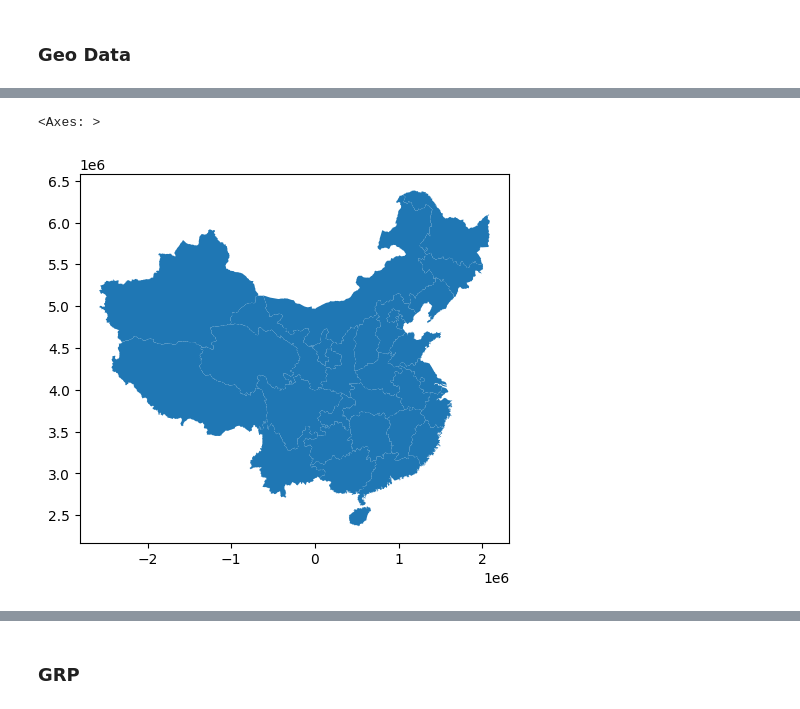
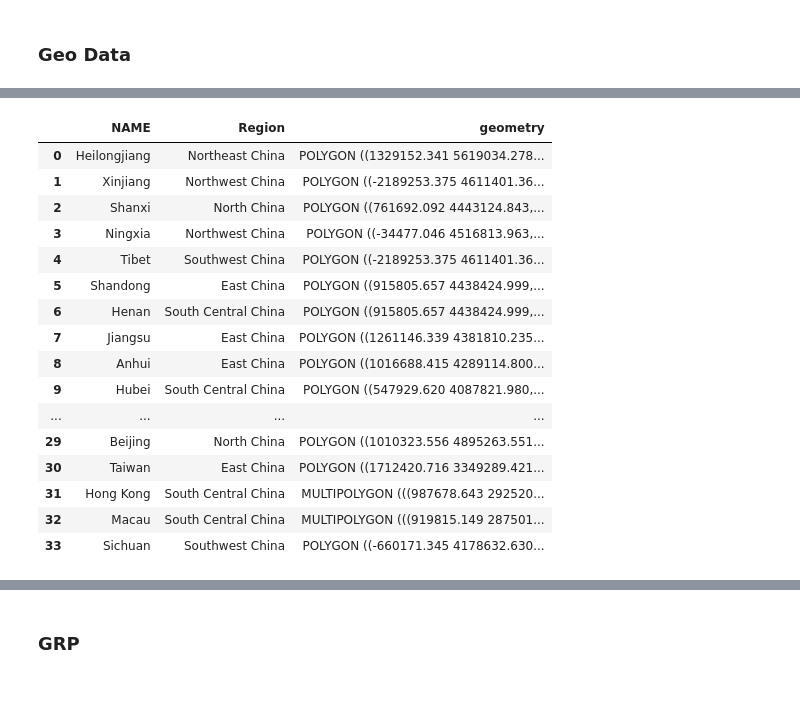
Before and after one commit to KaylaBai/Dissertation, a Jupyter notebook: Dissertation.ipynb, the cells around one changed output, grey strips where cells are left out. Saved outputs shown, nothing was run; the diff lists cells and outputs as text; code cells hidden in the pictures.

```diff
--- a/Dissertation.ipynb
+++ b/Dissertation.ipynb
@@ -146,6 +143,37 @@ boundaries
-# %%
-# plot the map
-boundaries.plot()
-# %% [output]
-<Axes: >
-[figure, removed]
+# %%
+# Define the mapping dictionary of provinces to regions
+region_mapping = {'North China':['Beijing','Tianjin','Hebei','Shanxi','Inner Mongolia'],
+                  'East China':['Shanghai', 'Jiangsu','Zhejiang','Anhui','Fujian','Taiwan','Jiangxi','Shandong'],
+                  'South Central China':['Henan','Hubei','Hunan','Guangdong','Guangxi','Hainan','Hong Kong','Macau'],
+                  'Southwest China':['Chongqing','Sichuan','Guizhou','Yunnan','Tibet'],
+                  'Northwest China':['Shaanxi','Gansu','Qinghai','Ningxia','Xinjiang'],
+                  'Northeast China':['Liaoning','Jilin','Heilongjiang']
+}
+
+
+# Map provinces to regions using the region_mapping dictionary
+boundaries['Region'] = boundaries['NAME'].apply(lambda province: next((region for region, provinces in region_mapping.items() if province in provinces), None))
+
+# Reorder the columns with "Region" before "geometry"
+boundaries = boundaries[['NAME', 'Region', 'geometry']]
+
+# Now the 'Region' column contains the region each province belongs to
+boundaries
+# %% [output]
+|  | NAME | Region | geometry |
+| 0 | Heilongjiang | Northeast China | POLYGON ((1329152.341 5619034.278... |
+| 1 | Xinjiang | Northwest China | POLYGON ((-2189253.375 4611401.36... |
+| 2 | Shanxi | North China | POLYGON ((761692.092 4443124.843,... |
+| 3 | Ningxia | Northwest China | POLYGON ((-34477.046 4516813.963,... |
+| 4 | Tibet | Southwest China | POLYGON ((-2189253.375 4611401.36... |
+| 5 | Shandong | East China | POLYGON ((915805.657 4438424.999,... |
+| 6 | Henan | South Central China | POLYGON ((915805.657 4438424.999,... |
+| 7 | Jiangsu | East China | POLYGON ((1261146.339 4381810.235... |
+| 8 | Anhui | East China | POLYGON ((1016688.415 4289114.800... |
+| 9 | Hubei | South Central China | POLYGON ((547929.620 4087821.980,... |
+| ... | ... | ... | ... |
+| 29 | Beijing | North China | POLYGON ((1010323.556 4895263.551... |
+| 30 | Taiwan | East China | POLYGON ((1712420.716 3349289.421... |
+| 31 | Hong Kong | South Central China | MULTIPOLYGON (((987678.643 292520... |
+| 32 | Macau | South Central China | MULTIPOLYGON (((919815.149 287501... |
+| 33 | Sichuan | Southwest China | POLYGON ((-660171.345 4178632.630... |
```
Also changed, not shown: parts of 10 cells of this notebook.
